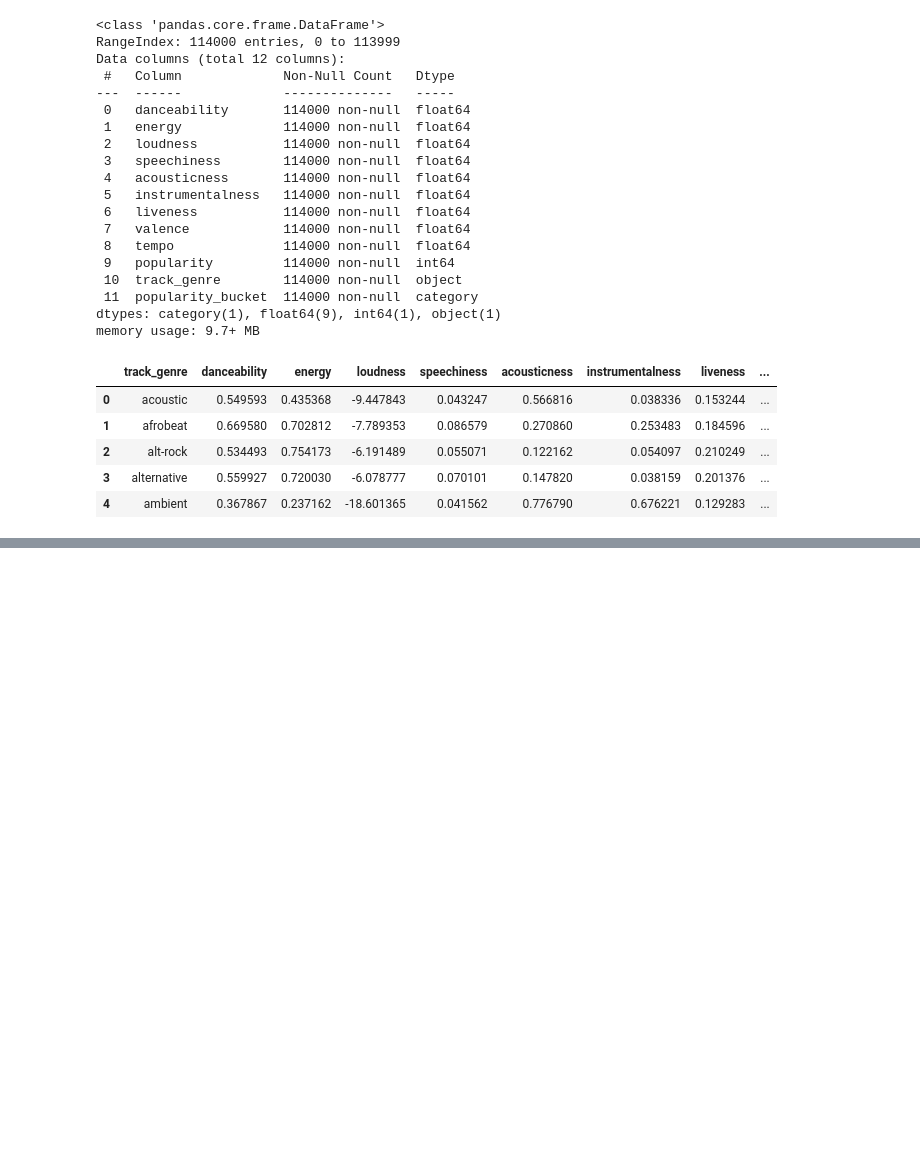
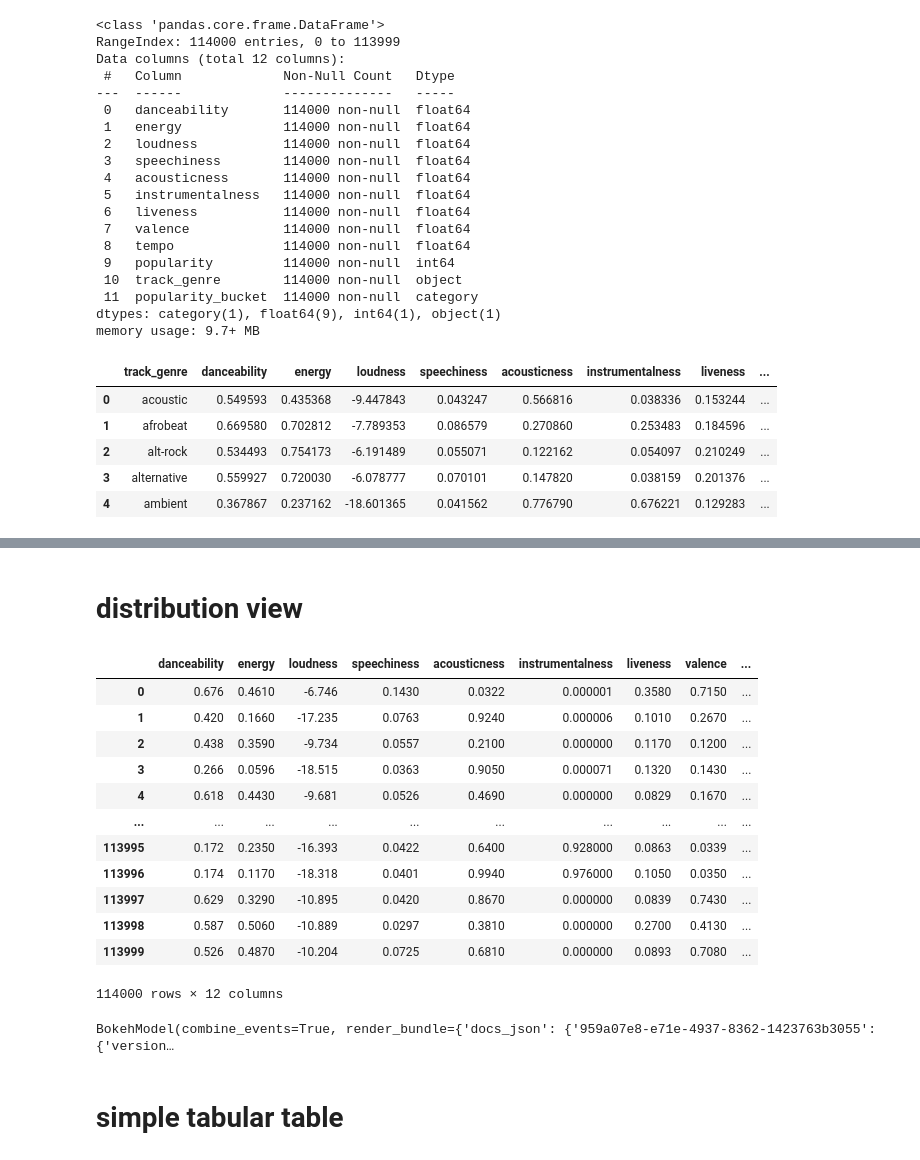
Before and after one commit to sjsu-cs133-f25/team2-spotify-music, a Jupyter notebook: notebooks/04_dashboard.ipynb, the cells around one changed output, grey strips where cells are left out. Saved outputs shown, nothing was run; the diff lists cells and outputs as text; code cells hidden in the pictures; blank space fills up the shorter version.

```diff
--- a/notebooks/04_dashboard.ipynb
+++ b/notebooks/04_dashboard.ipynb
@@ -191,0 +334,77 @@ BokehModel(combine_events=True, render_bundle={'docs_json': {'841d8a9f-e2f1-47f0
+# %% [markdown]
+# distribution view
+# %%
+songs_pvf
+# %% [output]
+|  | danceability | energy | loudness | speechiness | acousticness | instrumentalness | liveness | valence | ... |
+| 0 | 0.676 | 0.4610 | -6.746 | 0.1430 | 0.0322 | 0.000001 | 0.3580 | 0.7150 | ... |
+| 1 | 0.420 | 0.1660 | -17.235 | 0.0763 | 0.9240 | 0.000006 | 0.1010 | 0.2670 | ... |
+| 2 | 0.438 | 0.3590 | -9.734 | 0.0557 | 0.2100 | 0.000000 | 0.1170 | 0.1200 | ... |
+| 3 | 0.266 | 0.0596 | -18.515 | 0.0363 | 0.9050 | 0.000071 | 0.1320 | 0.1430 | ... |
+| 4 | 0.618 | 0.4430 | -9.681 | 0.0526 | 0.4690 | 0.000000 | 0.0829 | 0.1670 | ... |
+| ... | ... | ... | ... | ... | ... | ... | ... | ... | ... |
+| 113995 | 0.172 | 0.2350 | -16.393 | 0.0422 | 0.6400 | 0.928000 | 0.0863 | 0.0339 | ... |
+| 113996 | 0.174 | 0.1170 | -18.318 | 0.0401 | 0.9940 | 0.976000 | 0.1050 | 0.0350 | ... |
+| 113997 | 0.629 | 0.3290 | -10.895 | 0.0420 | 0.8670 | 0.000000 | 0.0839 | 0.7430 | ... |
+| 113998 | 0.587 | 0.5060 | -10.889 | 0.0297 | 0.3810 | 0.000000 | 0.2700 | 0.4130 | ... |
+| 113999 | 0.526 | 0.4870 | -10.204 | 0.0725 | 0.6810 | 0.000000 | 0.0893 | 0.7080 | ... |
+114000 rows × 12 columns
+# %%
+#Distribution view: Histogram or boxplot of something like tempo or valence
+
+#import plotly.express as px
+import plotly.figure_factory as ff
+
+#fig = ff.create_distplot(hist_data, group_labels)
+
+pop_types = songs_pvf['popularity_bucket'].unique().tolist()
+
+
+x_axis_picker = pnw.Select(name='X-Axis', options=audio_features)
+pop_picker = pnw.MultiChoice(name='popularity', options=pop_types)
+plot_option = pnw.RadioButtonGroup(options={"Vertical": 'v',
+                                            "Horizontal": 'h'})
+
+def create_distro_plot(data, x_axis,selected_pop, sel_orientation):
+    #data
+    df = data.copy()
+
+    if selected_pop:
+        df = df[df['popularity_bucket'].isin(selected_pop)]
+
+    fig = px.box(
+        df,
+        x=x_axis,
+        y="tempo",
+        #y='popularity',
+        color='popularity_bucket',
+        #opacity=opacity,
+        title=f'Scatter Plot of {x_axis} vs Tempo',
+        labels={x_axis: x_axis.capitalize(), 'popularity': 'Popularity'},
+        width=2000,
+        height= 500,
+        orientation=sel_orientation
+    )
+
+    return fig
+
+
+plot_box = pn.bind(
+    create_distro_plot,
+    data=songs_pvf,
+    x_axis=x_axis_picker,
+    selected_pop=pop_picker,
+    sel_orientation=plot_option
+)
+
+feature_v_tempo_panel = pn.Column(
+    pn.Row(x_axis_picker, plot_option, pop_picker), #, opacity_slider
+    #pn.Row(pop_picker),
+    pn.pane.Plotly(plot_box)
+)
+
+feature_v_tempo_panel
+# %% [output]
+BokehModel(combine_events=True, render_bundle={'docs_json': {'959a07e8-e71e-4937-8362-1423763b3055': {'version…
+# %% [markdown]
+# simple tabular table
```
Also changed, not shown: parts of 11 cells of this notebook.
